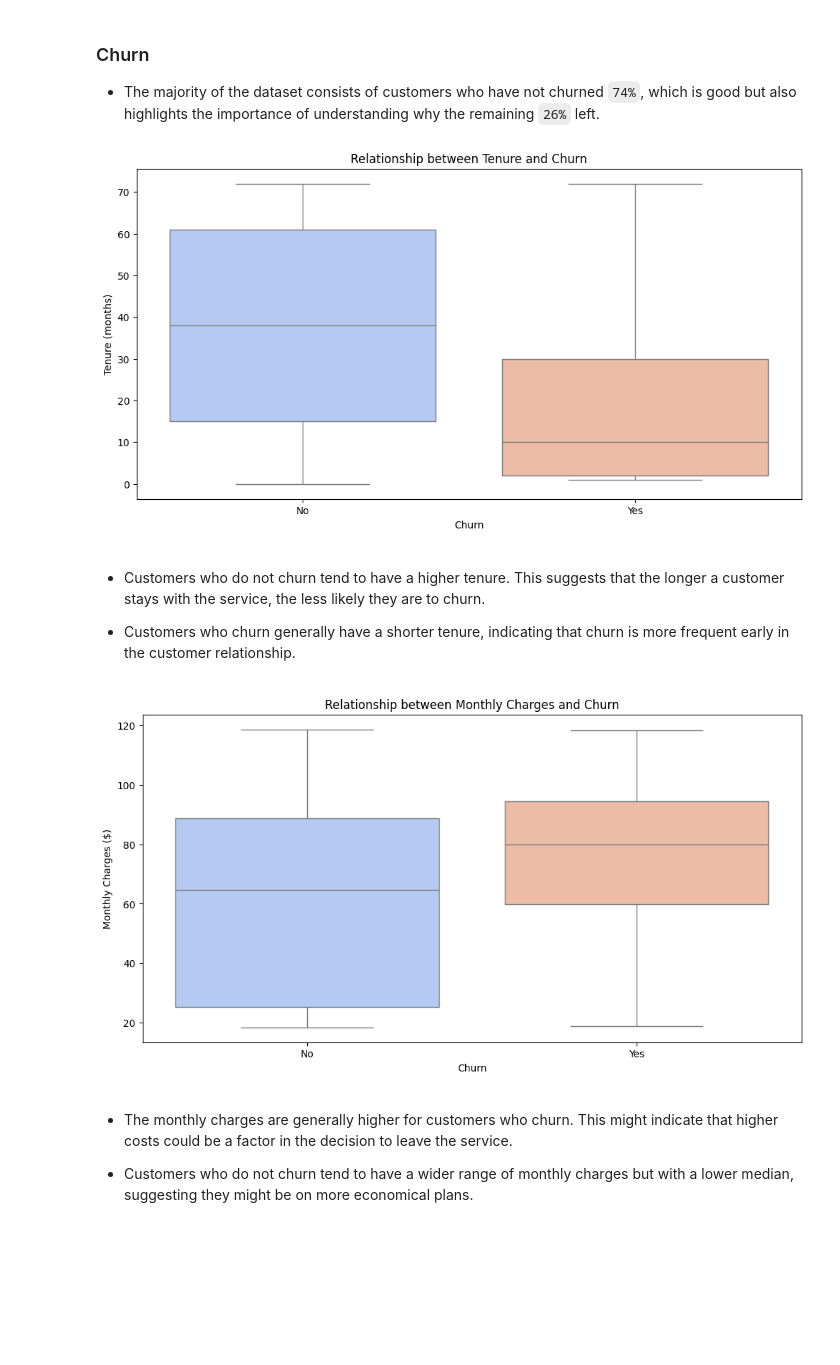
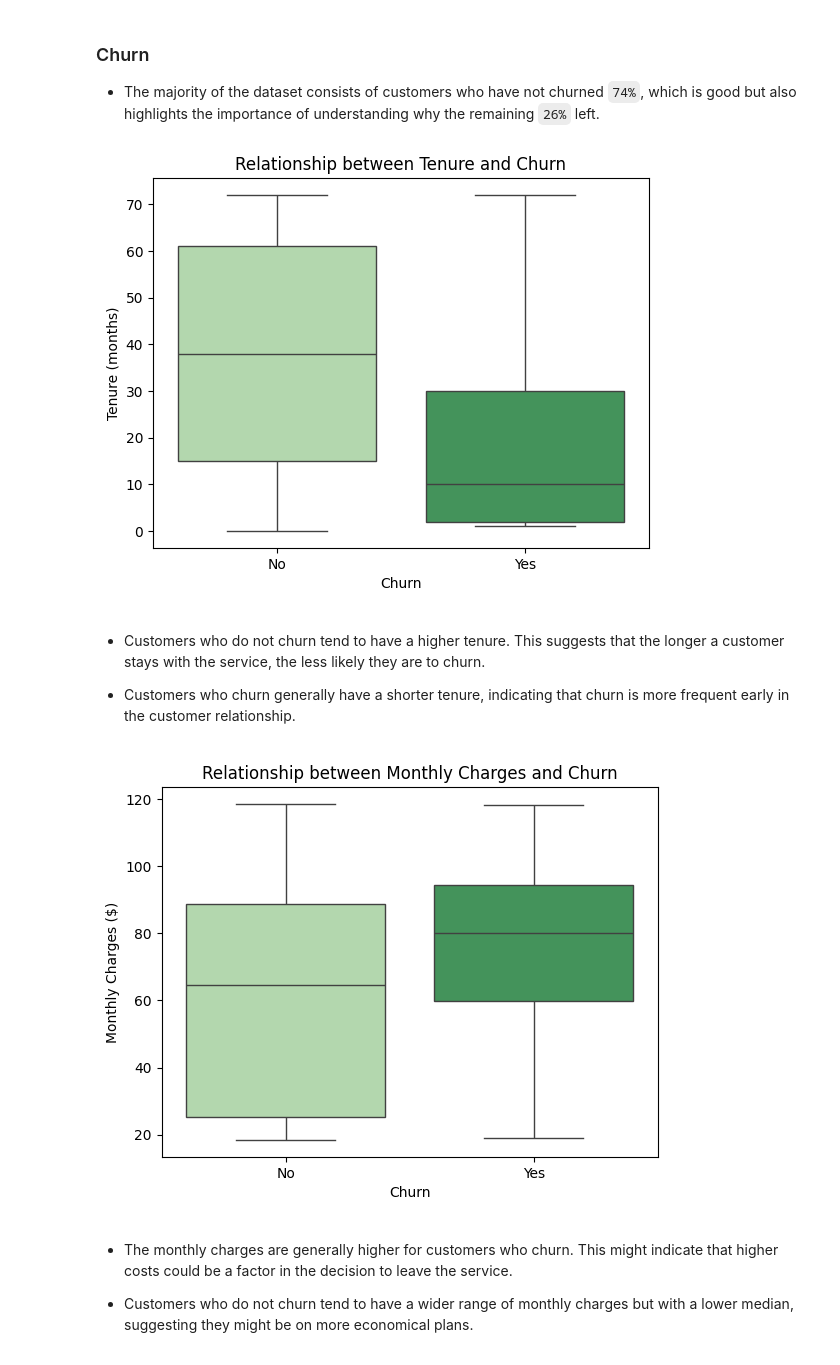
Before and after one commit to GlennRockson/Telco_Customer_Churn-Analysis, a Jupyter notebook: main.ipynb, the cells around one changed output. Drawn from its saved outputs; the diff is of its cells as text; code cells hidden in the pictures; blank space fills up the shorter version.

```diff
--- a/main.ipynb
+++ b/main.ipynb
@@ -269,6 +300,10 @@ test_data['TotalCharges'] = pd.to_numeric(
 mean_total_charges = train_data['TotalCharges'].mean()
 train_data['TotalCharges'].fillna(mean_total_charges, inplace=True)
 test_data['TotalCharges'].fillna(mean_total_charges, inplace=True)
+# %%
+#Dropping customerID from train_data
+train_data.drop('customerID', axis=1, inplace=True)
+test_data.drop('customerID', axis=1, inplace=True)
 # %%
 train_data.info()
 # %% [output]
@@ -379,28 +413,26 @@ plt.show()
 - The majority of the dataset consists of customers who have not churned `74%`, which is good but also highlights the importance of understanding why the remaining `26%` left.
 # %%
 # Exploring the relationship between 'tenure' and 'Churn'
-plt.figure(figsize=(12, 6))
-sns.boxplot(x='Churn', y='tenure', data=train_data, palette='coolwarm')
+sns.boxplot(x='Churn', y='tenure', data=train_data, palette='Greens')
 plt.title('Relationship between Tenure and Churn')
 plt.xlabel('Churn')
 plt.ylabel('Tenure (months)')
 plt.show()
 # %% [output]
-[figure, old version]
+[figure, new version]
 # %% [markdown]
 - Customers who do not churn tend to have a higher tenure. This suggests that the longer a customer stays with the service, the less likely they are to churn.
 
 - Customers who churn generally have a shorter tenure, indicating that churn is more frequent early in the customer relationship.
 # %%
 # Exploring the relationship between 'MonthlyCharges' and 'Churn'
-plt.figure(figsize=(12, 6))
-sns.boxplot(x='Churn', y='MonthlyCharges', data=train_data, palette='coolwarm')
+sns.boxplot(x='Churn', y='MonthlyCharges', data=train_data, palette='Greens')
 plt.title('Relationship between Monthly Charges and Churn')
 plt.xlabel('Churn')
 plt.ylabel('Monthly Charges ($)')
 plt.show()
 # %% [output]
-[figure, old version]
+[figure, new version]
 # %% [markdown]
 - The monthly charges are generally higher for customers who churn. This might indicate that higher costs could be a factor in the decision to leave the service.
 
```
Also changed, not shown: parts of 21 cells of this notebook, 3 other files.
